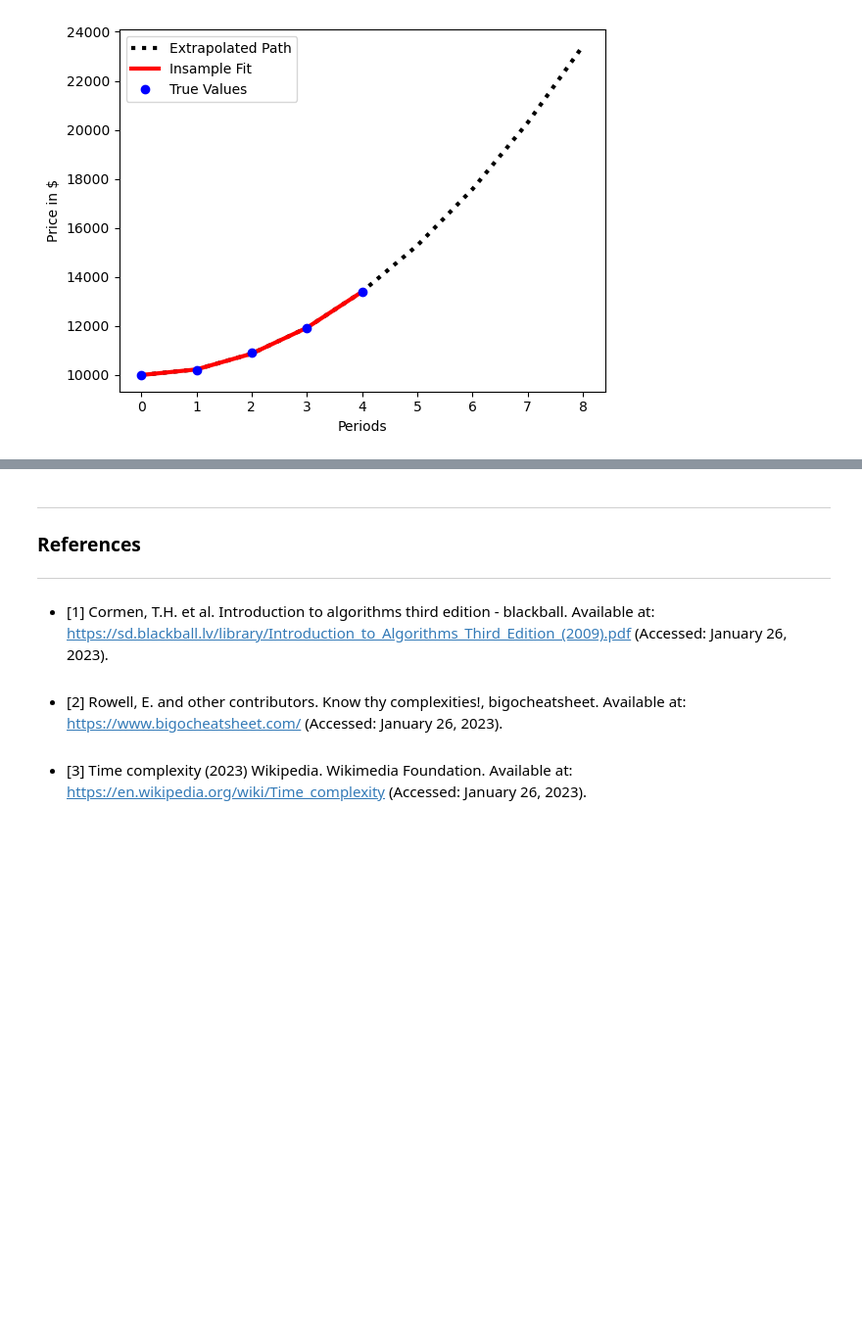
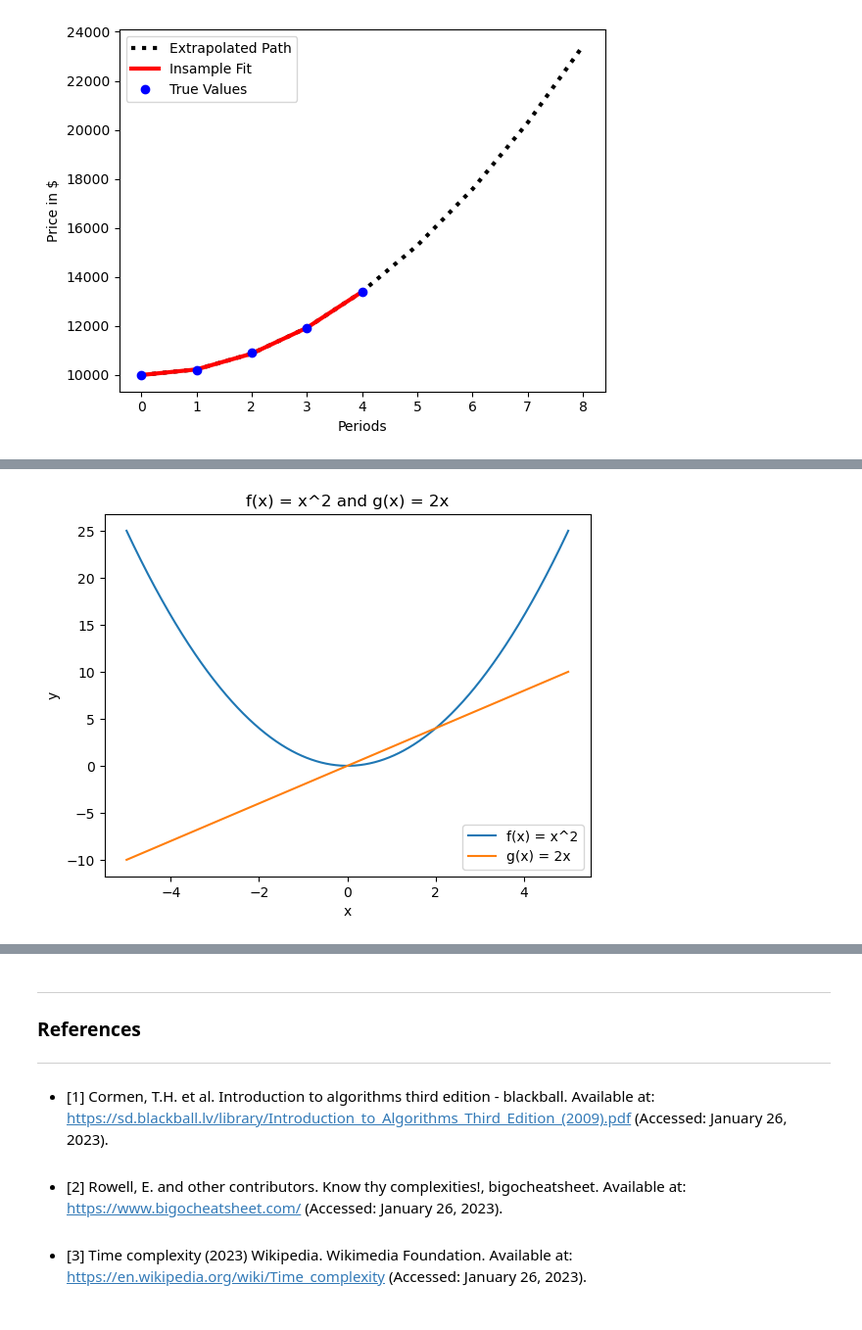
Before and after one commit to NatanTrosmanGMIT/Theory_Of_Algorithms_Project, a Jupyter notebook: polynomial_time.ipynb, the cells around one changed output, grey strips where cells are left out. Shown: that part at 98% size. Cells and saved outputs as stored; diff of their text form; code cells hidden in the pictures; blank space fills up the shorter version.

```diff
--- a/polynomial_time.ipynb
+++ b/polynomial_time.ipynb
@@ -73,0 +125,31 @@ plt.legend(loc='best')
+# %%
+# Define the functions
+def f(x):
+    return x**2
+
+def g(x):
+    return 2*x
+
+# Define the x-values to plot
+x = np.linspace(-5, 5, 1000)
+
+# Calculate the y-values using the functions
+y_f = f(x)
+y_g = g(x)
+
+# Plot the functions
+plt.plot(x, y_f, label='f(x) = x^2')
+plt.plot(x, y_g, label='g(x) = 2x')
+
+# Add a title and axis labels
+plt.title("f(x) = x^2 and g(x) = 2x")
+plt.xlabel("x")
+plt.ylabel("y")
+
+# Add a legend
+plt.legend()
+
+# Show the plot
+plt.show()
+# %% [output]
+[figure, added]
```
Also changed, not shown: parts of 4 cells of this notebook.
